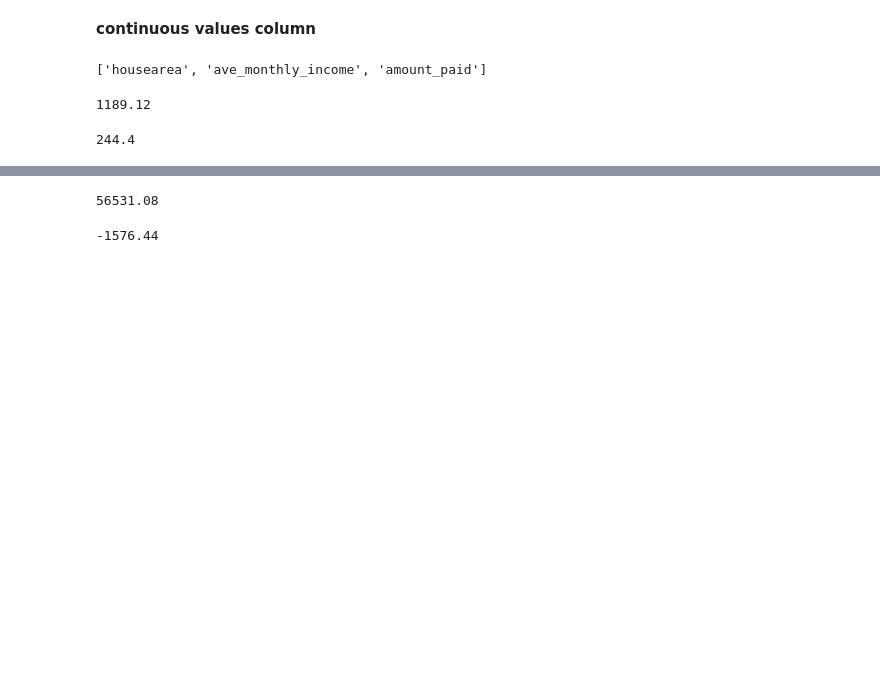
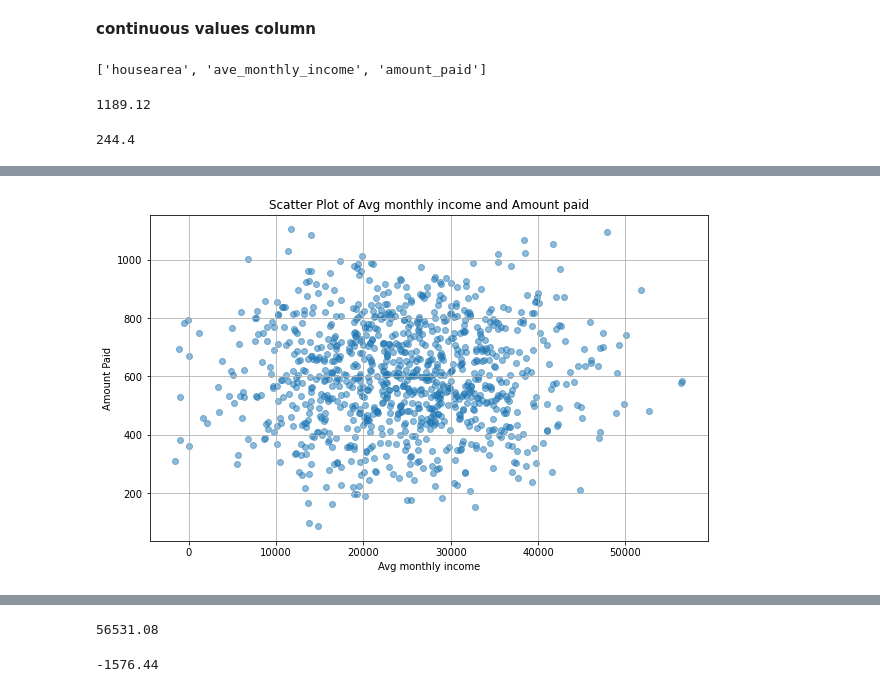
Before and after one commit to subhajyotirkmveri/household-energy-bill, a Jupyter notebook: ml_project_household_energy_bill.ipynb, the cells around one changed output, grey strips where cells are left out. Saved outputs shown, nothing was run; the diff lists cells and outputs as text; code cells hidden in the pictures; blank space fills up the shorter version.

```diff
--- a/ml_project_household_energy_bill.ipynb
+++ b/ml_project_household_energy_bill.ipynb
@@ -247,3 +267,26 @@ min_Price
+# %%
+import matplotlib.pyplot as plt
+
+
+# Extract the 'housearea' and 'amount_paid' columns from your DataFrame
+house_area = data['ave_monthly_income']
+amount_paid = data['amount_paid']
+
+# Create a scatter plot
+plt.figure(figsize=(10, 6))  # Adjust the figure size as needed
+plt.scatter(house_area, amount_paid, alpha=0.5)  # 'alpha' controls transparency
+
+# Set plot labels and title
+plt.xlabel('Avg monthly income')
+plt.ylabel('Amount Paid')
+plt.title('Scatter Plot of Avg monthly income and Amount paid')
+
+# Show the plot
+plt.grid(True)  # Add grid lines if desired
+plt.savefig('house_scatter.png')
+plt.show()
+# %% [output]
+[figure, added]
 # %%
 # Plotting the housearea
 plt.figure(figsize=(10, 5))
```
Also changed, not shown: parts of 12 cells of this notebook.
